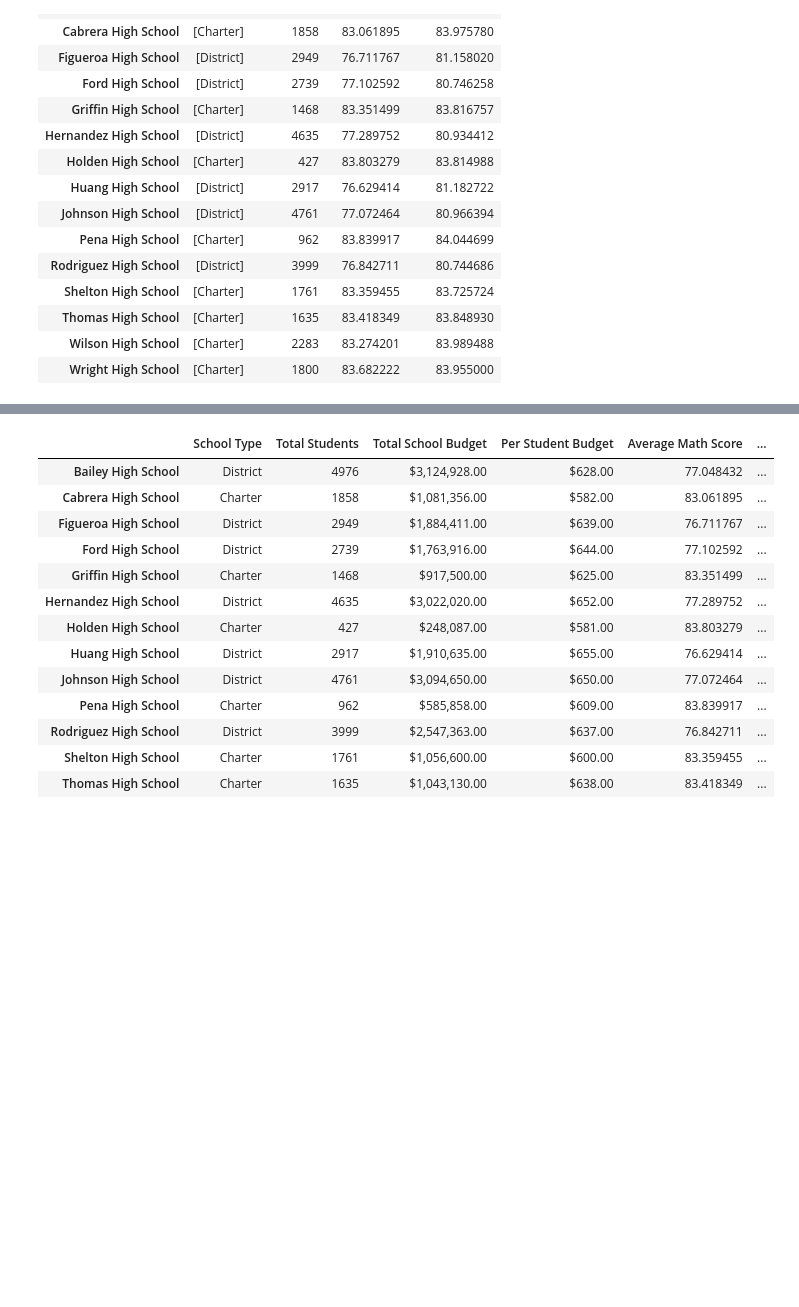
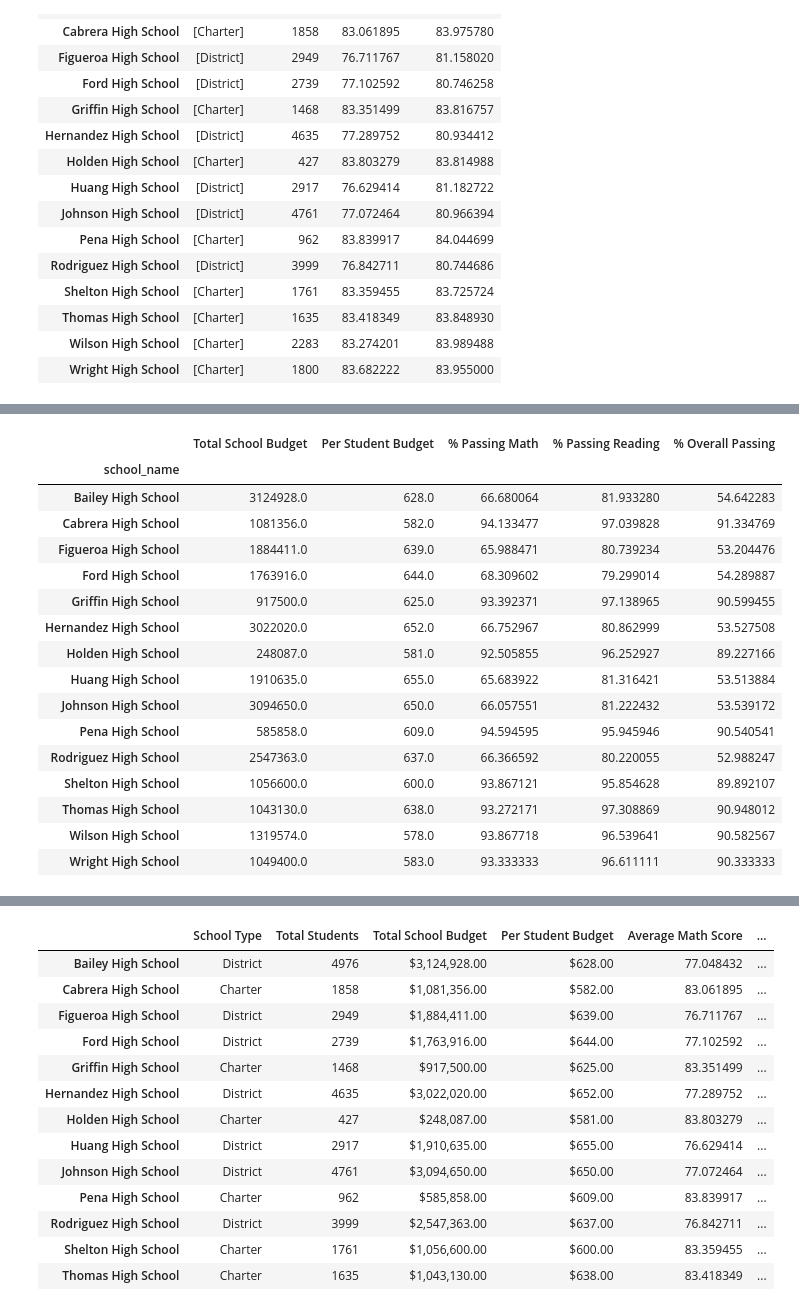
Before and after one commit to chanrce/pandas-challenge, a Jupyter notebook: PyCitySchools_starter.ipynb, the cells around one changed output, grey strips where cells are left out. Cells and saved outputs as stored; diff of their text form; code cells hidden in the pictures; blank space fills up the shorter version.

```diff
--- a/PyCitySchools_starter.ipynb
+++ b/PyCitySchools_starter.ipynb
@@ -441,0 +399,26 @@ ValueError: Cannot merge a Series without a name
+# %%
+#For some reason, (possibly because of division by a groupby in totalstudents variable), these dataframes will not merge with the others directly. So, created a new dataframe to hold these.
+dividedbytotalstudents_df=pd.DataFrame ({"Total School Budget": totalschoolbudget,
+                          "Per Student Budget": studentbudget,
+                          "% Passing Math": schoolpassmath,
+                          "% Passing Reading": schoolpassread,
+                          "% Overall Passing": schoolpassboth
+                            })
+# %% [output]
+|  | Total School Budget | Per Student Budget | % Passing Math | % Passing Reading | % Overall Passing |
+| school_name |  |  |  |  |  |
+| Bailey High School | 3124928.0 | 628.0 | 66.680064 | 81.933280 | 54.642283 |
+| Cabrera High School | 1081356.0 | 582.0 | 94.133477 | 97.039828 | 91.334769 |
+| Figueroa High School | 1884411.0 | 639.0 | 65.988471 | 80.739234 | 53.204476 |
+| Ford High School | 1763916.0 | 644.0 | 68.309602 | 79.299014 | 54.289887 |
+| Griffin High School | 917500.0 | 625.0 | 93.392371 | 97.138965 | 90.599455 |
+| Hernandez High School | 3022020.0 | 652.0 | 66.752967 | 80.862999 | 53.527508 |
+| Holden High School | 248087.0 | 581.0 | 92.505855 | 96.252927 | 89.227166 |
+| Huang High School | 1910635.0 | 655.0 | 65.683922 | 81.316421 | 53.513884 |
+| Johnson High School | 3094650.0 | 650.0 | 66.057551 | 81.222432 | 53.539172 |
+| Pena High School | 585858.0 | 609.0 | 94.594595 | 95.945946 | 90.540541 |
+| Rodriguez High School | 2547363.0 | 637.0 | 66.366592 | 80.220055 | 52.988247 |
+| Shelton High School | 1056600.0 | 600.0 | 93.867121 | 95.854628 | 89.892107 |
+| Thomas High School | 1043130.0 | 638.0 | 93.272171 | 97.308869 | 90.948012 |
+| Wilson High School | 1319574.0 | 578.0 | 93.867718 | 96.539641 | 90.582567 |
+| Wright High School | 1049400.0 | 583.0 | 93.333333 | 96.611111 | 90.333333 |
```
Also changed, not shown: parts of 7 cells of this notebook.
